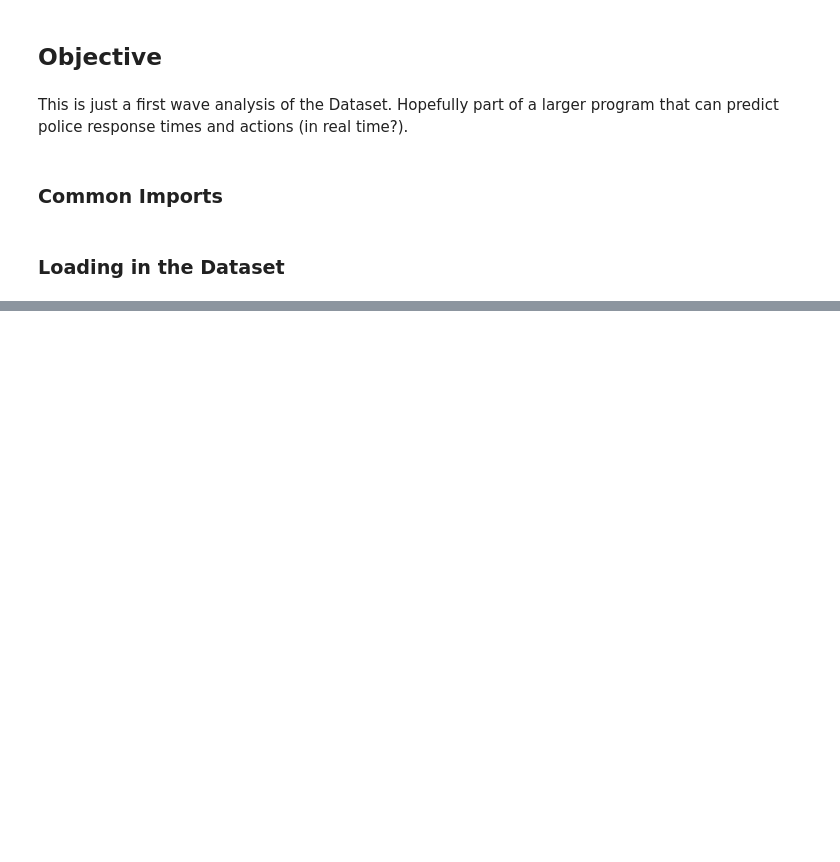
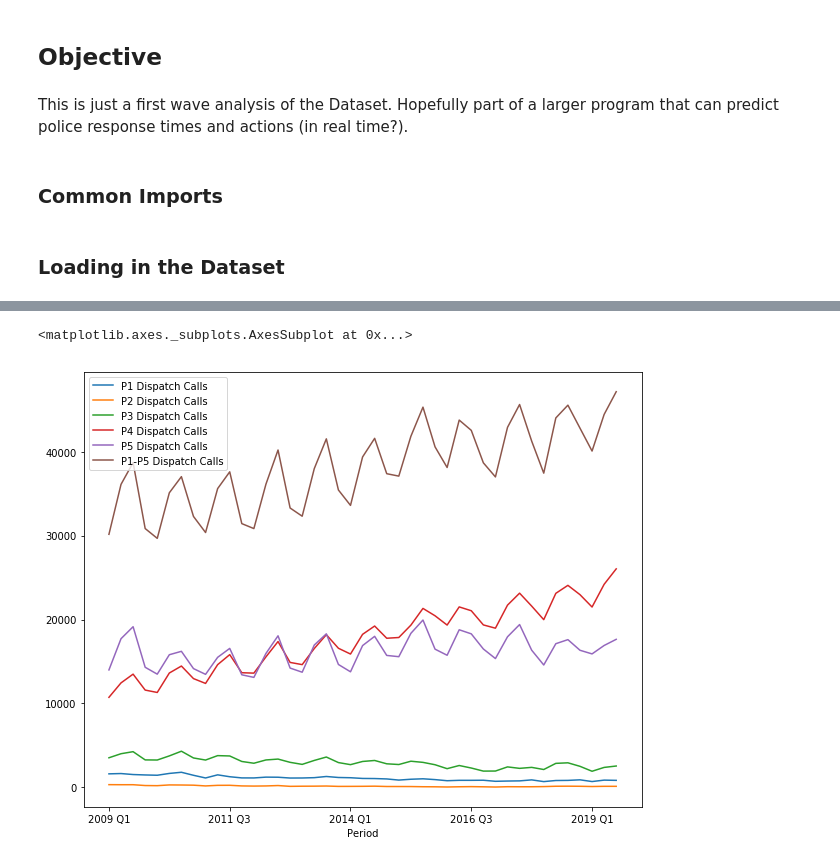
Before and after one commit to PeterFriedrich/eps-analysis, a Jupyter notebook: response-time-analysis.ipynb, the cells around one changed output, grey strips where cells are left out. Saved outputs shown, nothing was run; the diff lists cells and outputs as text; code cells hidden in the pictures; blank space fills up the shorter version.

```diff
--- a/response-time-analysis.ipynb
+++ b/response-time-analysis.ipynb
@@ -76,0 +63,7 @@ df.head()
+# %%
+call_subset = df[df.columns[8:]]
+# %%
+call_subset.plot(x=period, figsize=(10, 8))
+# %% [output]
+<matplotlib.axes._subplots.AxesSubplot at 0x...>
+[figure, added]
```
Also changed, not shown: parts of 15 cells of this notebook.
